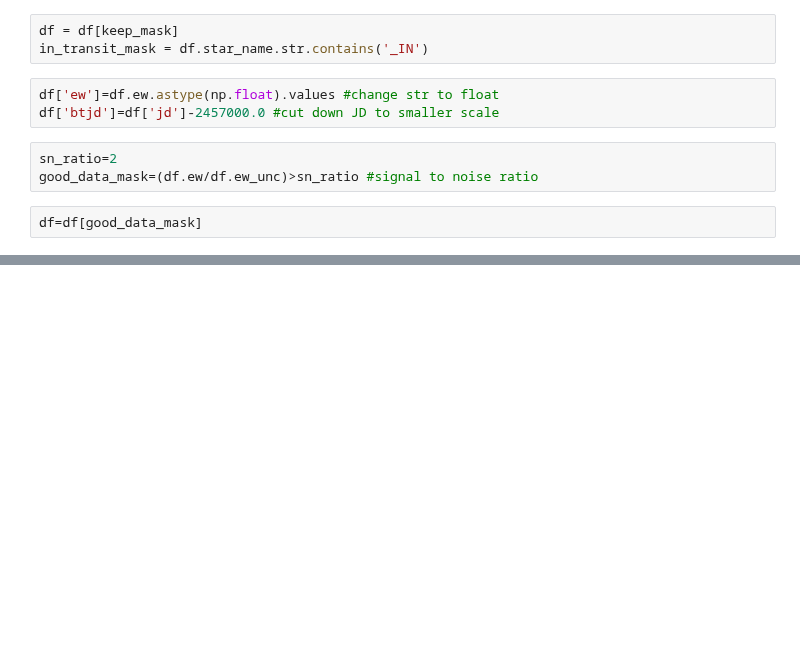
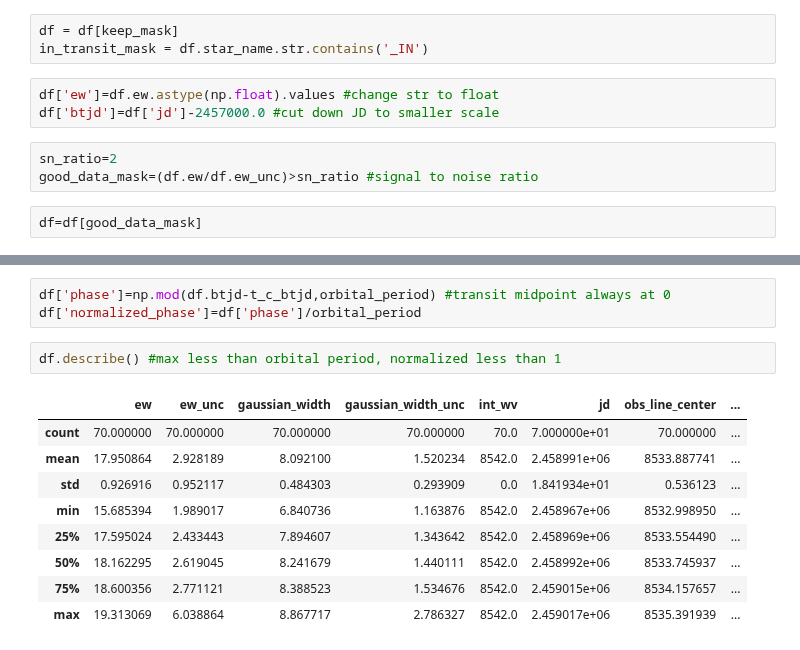
Before and after one commit to BrownDwarf/disperse, a Jupyter notebook: notebooks/08_plotting_results.ipynb, the cells around one changed output, grey strips where cells are left out. Saved outputs shown, nothing was run; the diff lists cells and outputs as text; blank space fills up the shorter version.

```diff
--- a/notebooks/08_plotting_results.ipynb
+++ b/notebooks/08_plotting_results.ipynb
@@ -136,0 +141,15 @@ plt.savefig(f'../figures/IN_TRANSIT_2_{target_name}.jpg')
+# %%
+df['phase']=np.mod(df.btjd-t_c_btjd,orbital_period) #transit midpoint always at 0
+df['normalized_phase']=df['phase']/orbital_period
+# %%
+df.describe() #max less than orbital period, normalized less than 1
+# %% [output]
+|  | ew | ew_unc | gaussian_width | gaussian_width_unc | int_wv | jd | obs_line_center | ... |
+| count | 70.000000 | 70.000000 | 70.000000 | 70.000000 | 70.0 | 7.000000e+01 | 70.000000 | ... |
+| mean | 17.950864 | 2.928189 | 8.092100 | 1.520234 | 8542.0 | 2.458991e+06 | 8533.887741 | ... |
+| std | 0.926916 | 0.952117 | 0.484303 | 0.293909 | 0.0 | 1.841934e+01 | 0.536123 | ... |
+| min | 15.685394 | 1.989017 | 6.840736 | 1.163876 | 8542.0 | 2.458967e+06 | 8532.998950 | ... |
+| 25% | 17.595024 | 2.433443 | 7.894607 | 1.343642 | 8542.0 | 2.458969e+06 | 8533.554490 | ... |
+| 50% | 18.162295 | 2.619045 | 8.241679 | 1.440111 | 8542.0 | 2.458992e+06 | 8533.745937 | ... |
+| 75% | 18.600356 | 2.771121 | 8.388523 | 1.534676 | 8542.0 | 2.459015e+06 | 8534.157657 | ... |
+| max | 19.313069 | 6.038864 | 8.867717 | 2.786327 | 8542.0 | 2.459017e+06 | 8535.391939 | ... |
```
Also changed, not shown: parts of 17 cells of this notebook, 5 other files.
